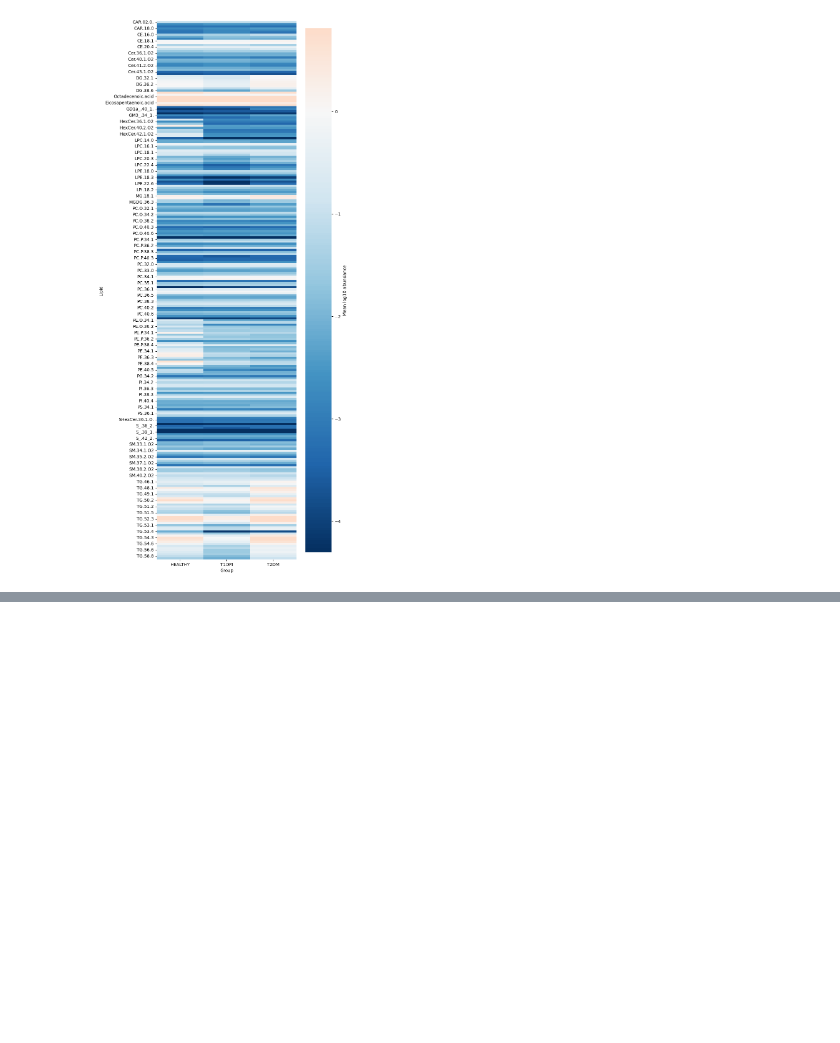
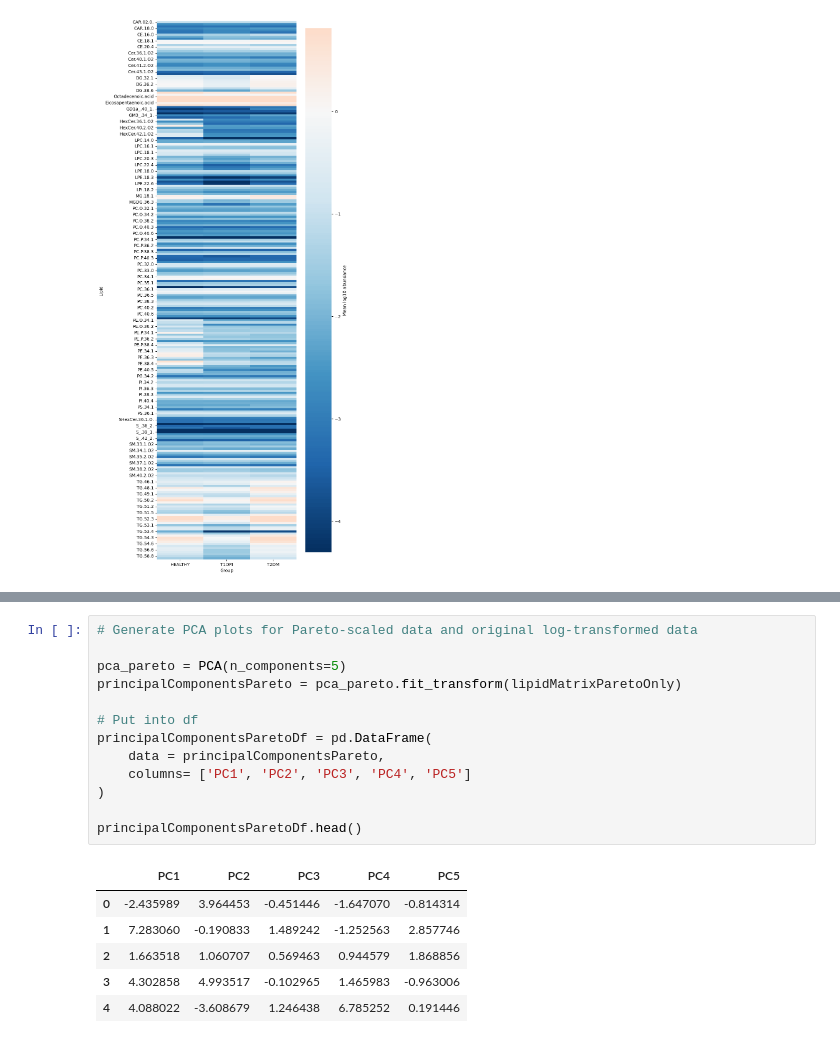
Before and after one commit to hafarah/Targeted_Lipidomics_Pancreas, a Jupyter notebook: Data_cleaning_transformation.ipynb, the cells around one changed output, grey strips where cells are left out. Drawn from its saved outputs; the diff is of its cells as text; blank space fills up the shorter version.

```diff
--- a/Data_cleaning_transformation.ipynb
+++ b/Data_cleaning_transformation.ipynb
@@ -354,0 +529,20 @@ plt.close()
+# %%
+# Generate PCA plots for Pareto-scaled data and original log-transformed data
+
+pca_pareto = PCA(n_components=5)
+principalComponentsPareto = pca_pareto.fit_transform(lipidMatrixParetoOnly)
+
+# Put into df
+principalComponentsParetoDf = pd.DataFrame(
+    data = principalComponentsPareto,
+    columns= ['PC1', 'PC2', 'PC3', 'PC4', 'PC5']
+)
+
+principalComponentsParetoDf.head()
+# %% [output]
+|  | PC1 | PC2 | PC3 | PC4 | PC5 |
+| 0 | -2.435989 | 3.964453 | -0.451446 | -1.647070 | -0.814314 |
+| 1 | 7.283060 | -0.190833 | 1.489242 | -1.252563 | 2.857746 |
+| 2 | 1.663518 | 1.060707 | 0.569463 | 0.944579 | 1.868856 |
+| 3 | 4.302858 | 4.993517 | -0.102965 | 1.465983 | -0.963006 |
+| 4 | 4.088022 | -3.608679 | 1.246438 | 6.785252 | 0.191446 |
```
Also changed, not shown: parts of 9 cells of this notebook.
